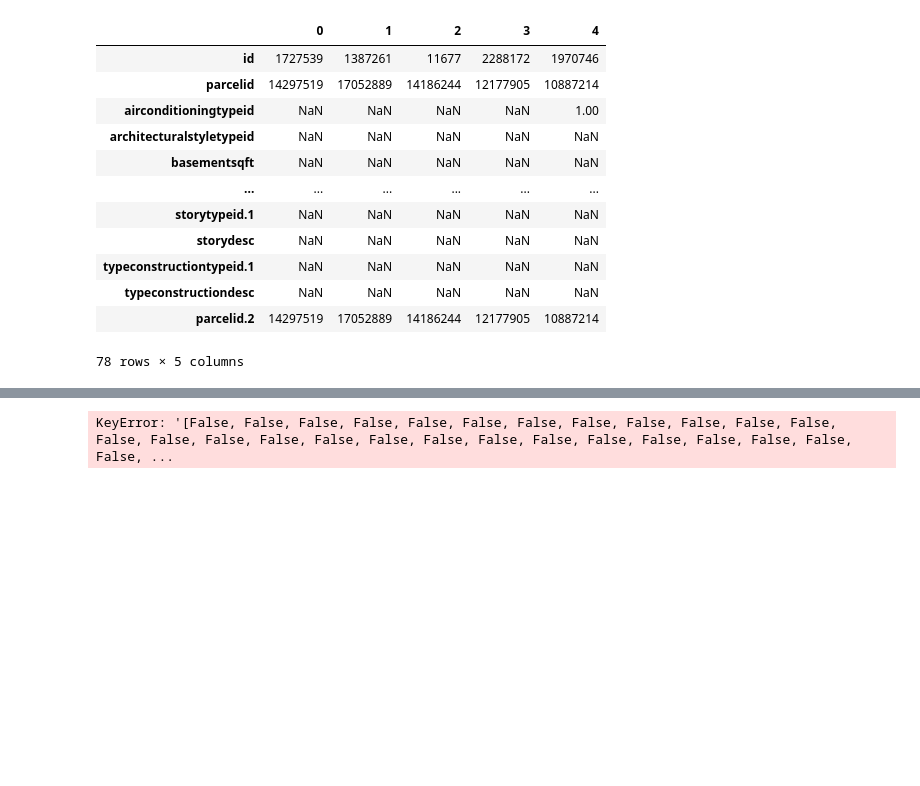
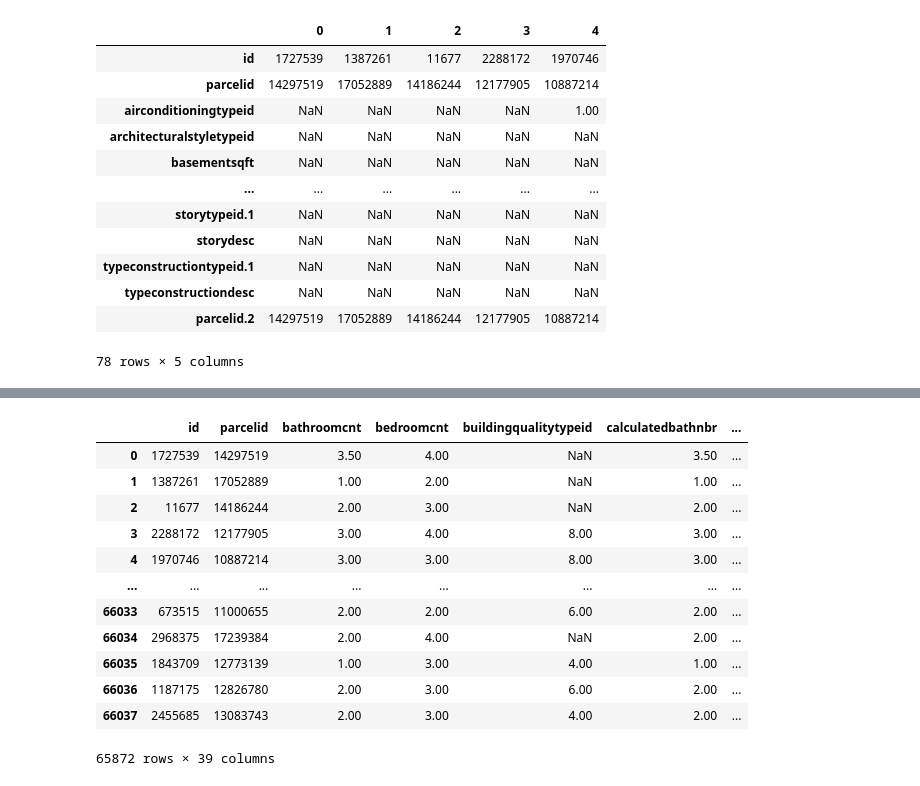
Before and after one commit to DerekBixby/clustering_exercises, a Jupyter notebook: zillow.ipynb, the cells around one changed output, grey strips where cells are left out. Drawn from its saved outputs; the diff is of its cells as text; code cells hidden in the pictures; blank space fills up the shorter version.

```diff
--- a/zillow.ipynb
+++ b/zillow.ipynb
@@ -66,3 +52 @@ Length: 66038, dtype: bool
-# %%
-df['duplicate'] = df.duplicated(keep='last')
 # %%
@@ -101,8 +85,23 @@ df
-# %%
-df = df.drop(df['duplicate'] == 'True')
-df
-# %% [output]
-KeyError: '[False, False, False, False, False, False, False, False, False, False, False, False, False, False, False, False, False, False, False, False, False, False, False, False, False, False, False, ...
-# %%
-def handle_missing_values(df, column_prop=.7, row_prop=.7):
-    if column_prop == None:
+# %%
+def handle_missing_values(df, prop_required_column = .5, prop_required_row = .70):
+    threshold = int(round(prop_required_column*len(df.index),0))
+    df.dropna(axis=1, thresh=threshold, inplace=True)
+    threshold = int(round(prop_required_row*len(df.columns),0))
+    df.dropna(axis=0, thresh=threshold, inplace=True)
+    return df
+# %%
+handle_missing_values(df)
+# %% [output]
+|  | id | parcelid | bathroomcnt | bedroomcnt | buildingqualitytypeid | calculatedbathnbr | ... |
+| 0 | 1727539 | 14297519 | 3.50 | 4.00 | NaN | 3.50 | ... |
+| 1 | 1387261 | 17052889 | 1.00 | 2.00 | NaN | 1.00 | ... |
+| 2 | 11677 | 14186244 | 2.00 | 3.00 | NaN | 2.00 | ... |
+| 3 | 2288172 | 12177905 | 3.00 | 4.00 | 8.00 | 3.00 | ... |
+| 4 | 1970746 | 10887214 | 3.00 | 3.00 | 8.00 | 3.00 | ... |
+| ... | ... | ... | ... | ... | ... | ... | ... |
+| 66033 | 673515 | 11000655 | 2.00 | 2.00 | 6.00 | 2.00 | ... |
+| 66034 | 2968375 | 17239384 | 2.00 | 4.00 | NaN | 2.00 | ... |
+| 66035 | 1843709 | 12773139 | 1.00 | 3.00 | 4.00 | 1.00 | ... |
+| 66036 | 1187175 | 12826780 | 2.00 | 3.00 | 6.00 | 2.00 | ... |
+| 66037 | 2455685 | 13083743 | 2.00 | 3.00 | 4.00 | 2.00 | ... |
+65872 rows × 39 columns
```
Also changed, not shown: parts of 4 cells of this notebook.
